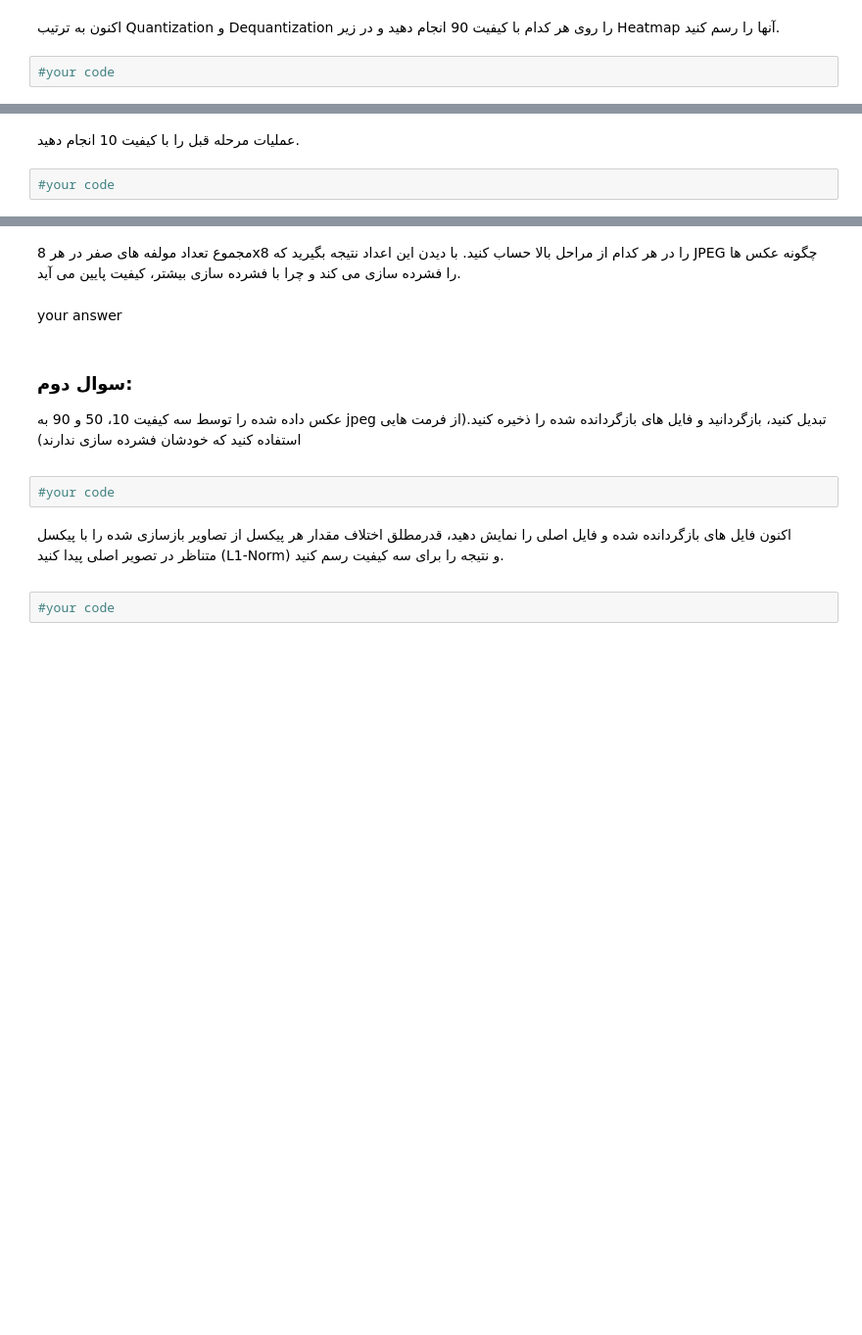
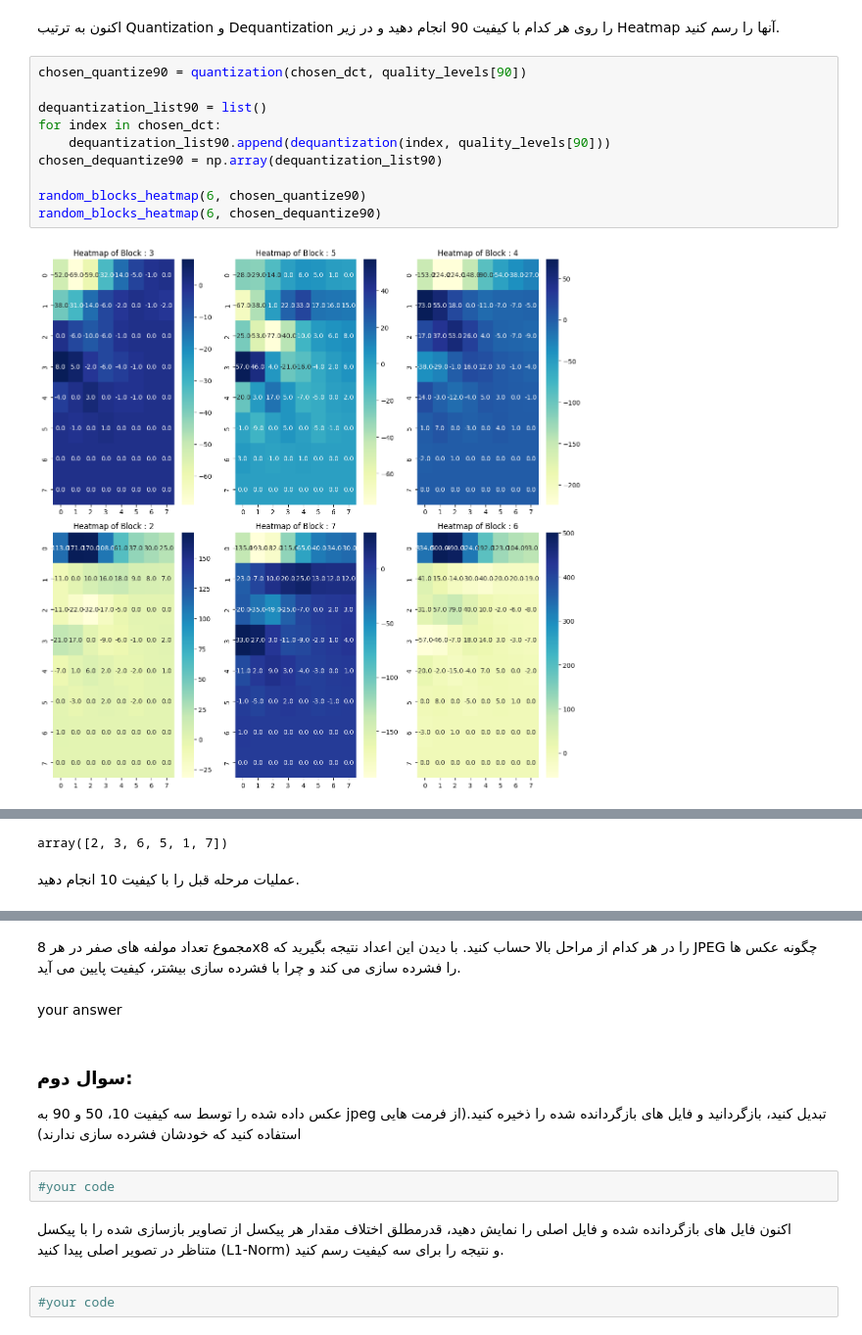
Before and after one commit to imghady/image_compressor, a Jupyter notebook: 1.ipynb, the cells around one changed output, grey strips where cells are left out. Shown at 98% size. Cells and saved outputs as stored; diff of their text form; blank space fills up the shorter version.

```diff
--- a/1.ipynb
+++ b/1.ipynb
@@ -472,5 +512,15 @@ plt.imshow(compress_cat_img, cmap='gray')
 <div dir="rtl">
 اکنون به ترتیب Quantization و Dequantization را روی هر کدام با کیفیت 90 انجام دهید و در زیر Heatmap آنها را رسم کنید.
 </div>
-# %%
-#your code
+# %%
+chosen_quantize90 = quantization(chosen_dct, quality_levels[90])
+
+dequantization_list90 = list()
+for index in chosen_dct:
+    dequantization_list90.append(dequantization(index, quality_levels[90]))
+chosen_dequantize90 = np.array(dequantization_list90)
+
+random_blocks_heatmap(6, chosen_quantize90)
+random_blocks_heatmap(6, chosen_dequantize90)
+# %% [output]
+[figure, added]
@@ -477,6 +528,5 @@ plt.imshow(compress_cat_img, cmap='gray')
+array([2, 3, 6, 5, 1, 7])
 # %% [markdown]
 <div dir="rtl">
 عملیات مرحله قبل را با کیفیت 10 انجام دهید.
 </div>
-# %%
-#your code
```
Also changed, not shown: parts of 6 cells of this notebook, 2 other files.
